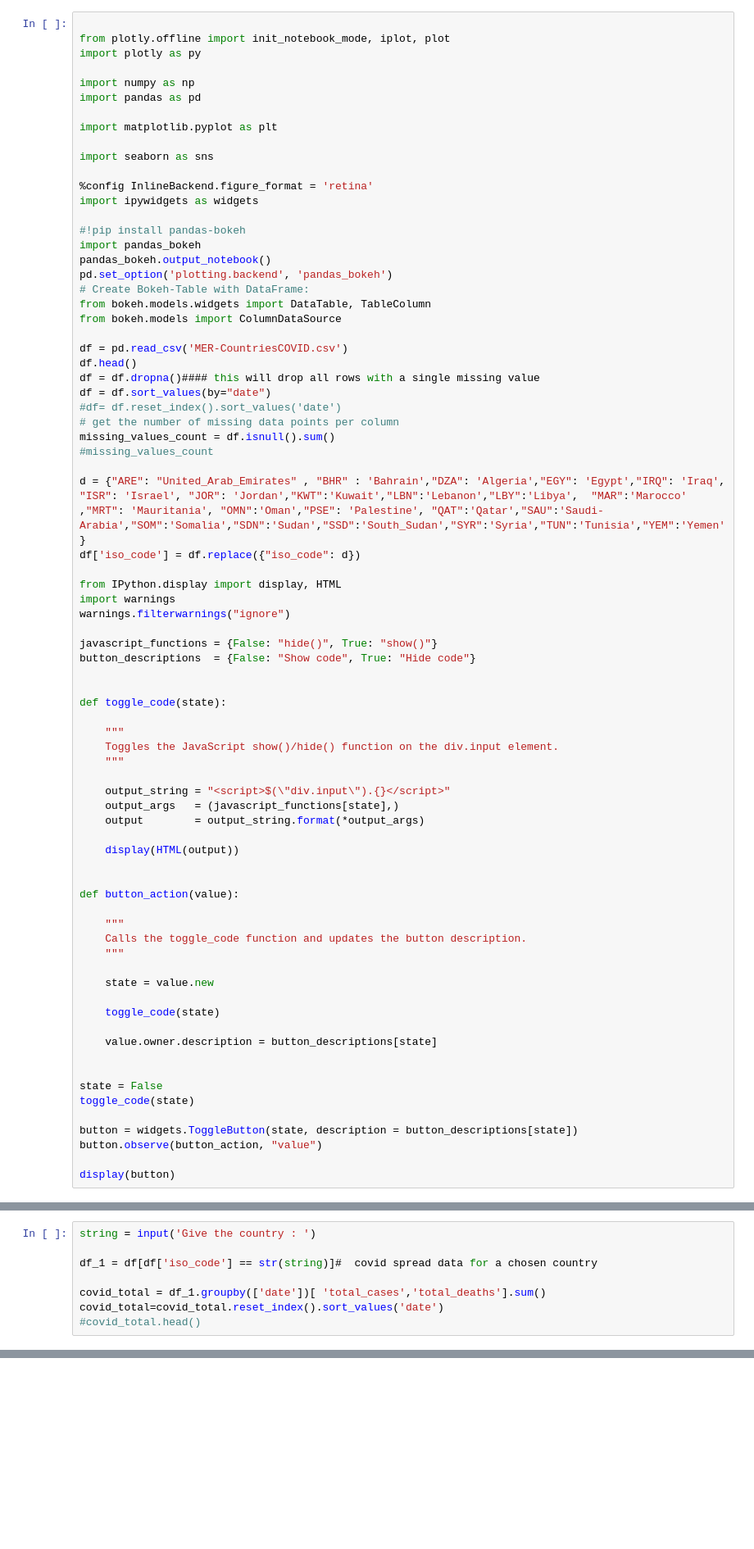
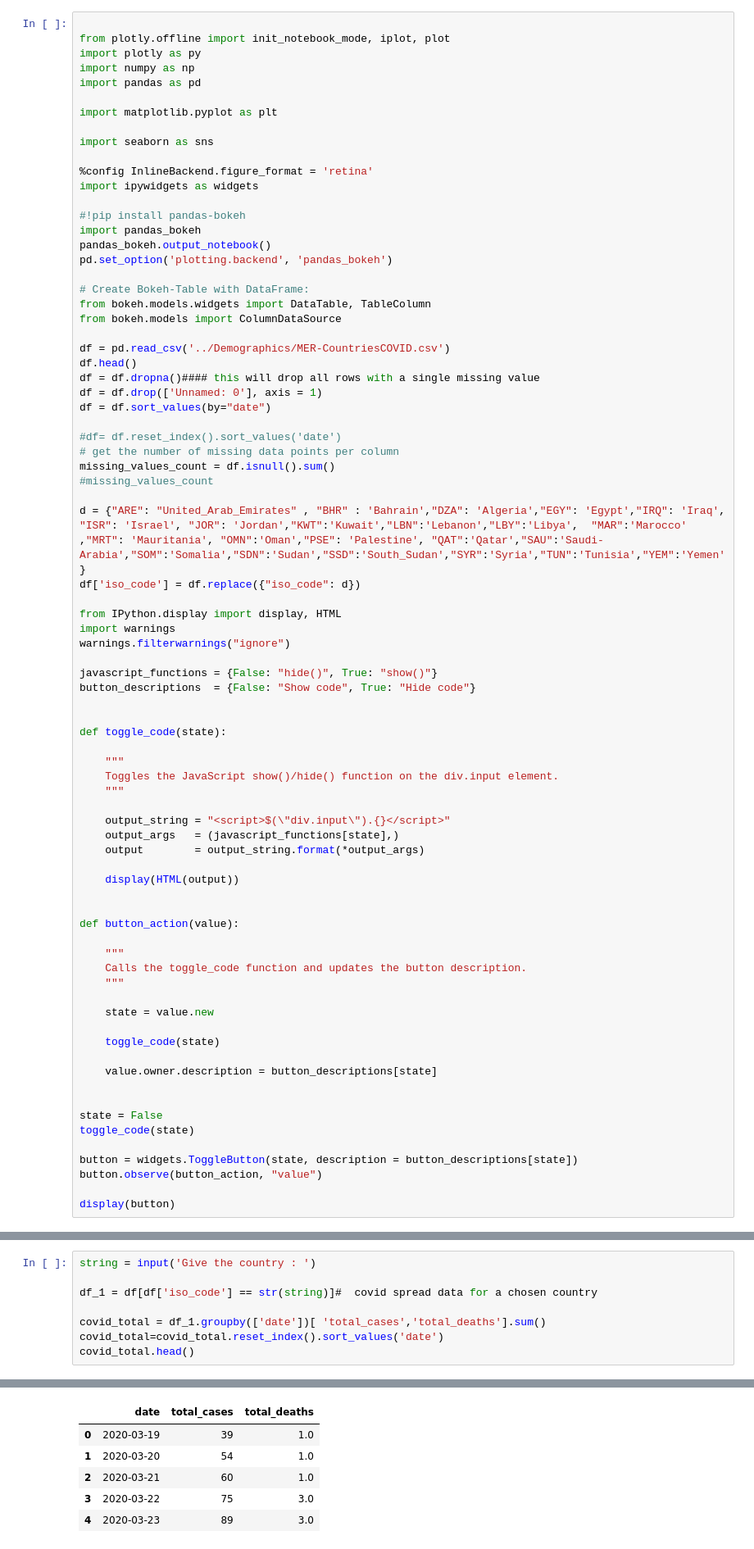
Before and after one commit to inception-labs/covid-vaccine-mena, a Jupyter notebook: Scripts/Menar_Covid_Country_Investigation.ipynb, the cells around one changed output, grey strips where cells are left out. Shown: that part at 82% size. Saved outputs shown, nothing was run; the diff lists cells and outputs as text; blank space fills up the shorter version.

```diff
--- a/Scripts/Menar_Covid_Country_Investigation.ipynb
+++ b/Scripts/Menar_Covid_Country_Investigation.ipynb
@@ -8,7 +24,6 @@ We extract from the MER-CountriesCOVID Dataset all the information related to th
 
 from plotly.offline import init_notebook_mode, iplot, plot
 import plotly as py
-
 import numpy as np
 import pandas as pd
 
@@ -23,14 +38,17 @@ import ipywidgets as widgets
 import pandas_bokeh
 pandas_bokeh.output_notebook()
 pd.set_option('plotting.backend', 'pandas_bokeh')
+
 # Create Bokeh-Table with DataFrame:
 from bokeh.models.widgets import DataTable, TableColumn
 from bokeh.models import ColumnDataSource
 
-df = pd.read_csv('MER-CountriesCOVID.csv')
+df = pd.read_csv('../Demographics/MER-CountriesCOVID.csv')
 df.head()
 df = df.dropna()#### this will drop all rows with a single missing value
+df = df.drop(['Unnamed: 0'], axis = 1)
 df = df.sort_values(by="date")
+
 #df= df.reset_index().sort_values('date')
 # get the number of missing data points per column
 missing_values_count = df.isnull().sum()
@@ -91,13 +110,19 @@ ToggleButton(value=False, description='Show code')
 # %%
 string = input('Give the country : ')
 
 df_1 = df[df['iso_code'] == str(string)]#  covid spread data for a chosen country
 
 covid_total = df_1.groupby(['date'])[ 'total_cases','total_deaths'].sum()
 covid_total=covid_total.reset_index().sort_values('date')
-#covid_total.head()
+covid_total.head()
 # %% [output]
 Give the country : Tunisia
+|  | date | total_cases | total_deaths |
+| 0 | 2020-03-19 | 39 | 1.0 |
+| 1 | 2020-03-20 | 54 | 1.0 |
+| 2 | 2020-03-21 | 60 | 1.0 |
+| 3 | 2020-03-22 | 75 | 3.0 |
+| 4 | 2020-03-23 | 89 | 3.0 |
 # %% [markdown]
 We group by Date for the chosen country  and sum up the number of total_cases  and total_deaths. This plot below is given a statistical visualisation for the Spread of COVID-19 for the country, you can notice the gap from each first day of a month, it is given an approximation for the velocity of the Spread of COVID-19 over the mentionned country.
 # %%
```
Also changed, not shown: parts of 5 cells of this notebook, 24 other files.
